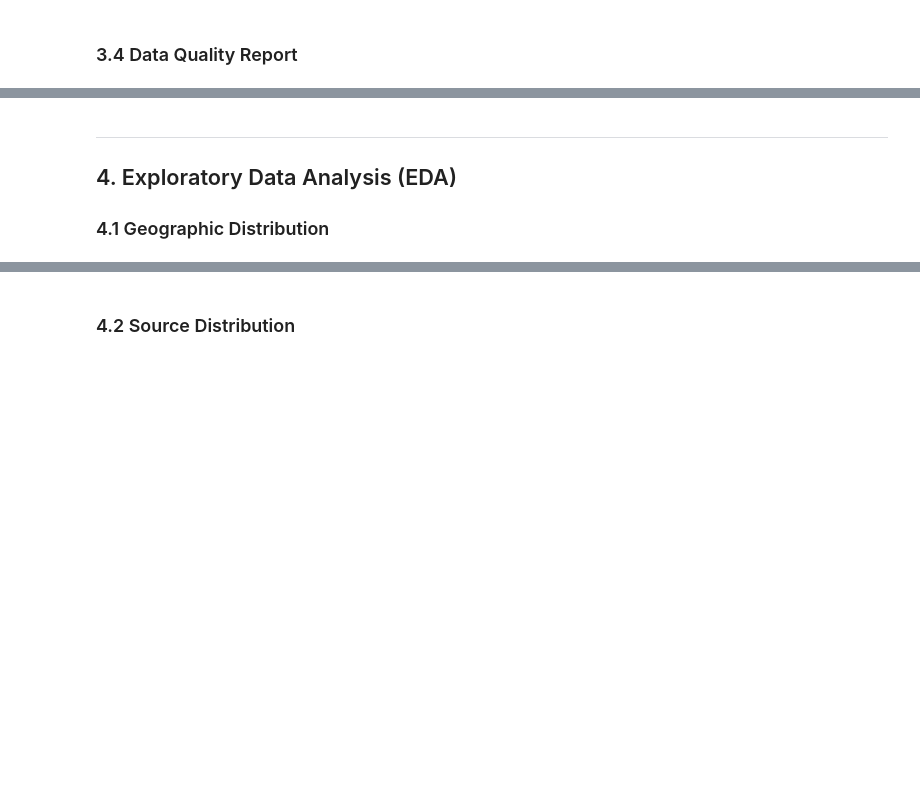
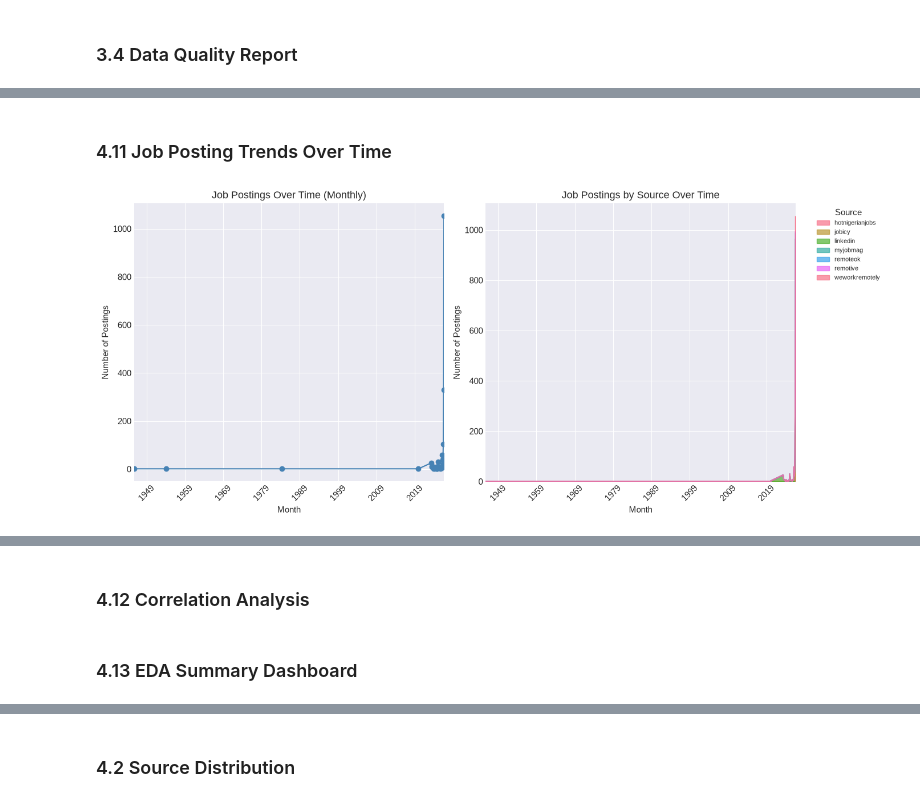
Before and after one commit to franciswairagu/jobpulseKe, a Jupyter notebook: notebooks/notebook.ipynb, the cells around one changed output, grey strips where cells are left out. Drawn from its saved outputs; the diff is of its cells as text; code cells hidden in the pictures; blank space fills up the shorter version.

```diff
--- a/notebooks/notebook.ipynb
+++ b/notebooks/notebook.ipynb
@@ -254,6 +286,40 @@ print(missing_df[missing_df['Missing'] > 0].sort_values('Percentage', ascending=
-# %% [markdown]
----
-
-## 4. Exploratory Data Analysis (EDA)
-
-### 4.1 Geographic Distribution
+# %% [markdown]
+### 4.11 Job Posting Trends Over Time
+# %%
+# Job posting trends over time
+if 'date_posted' in df.columns:
+    # Convert to datetime
+    df['date_posted'] = pd.to_datetime(df['date_posted'], errors='coerce')
+
+    # Filter out NaN dates
+    df_dates = df.dropna(subset=['date_posted'])
+
+    if len(df_dates) > 0:
+        fig, axes = plt.subplots(1, 2, figsize=(14, 6))
+
+        # Monthly trend
+        df_dates['month'] = df_dates['date_posted'].dt.to_period('M')
+        monthly_counts = df_dates.groupby('month').size()
+        monthly_counts.plot(kind='line', ax=axes[0], marker='o', color='steelblue')
+        axes[0].set_title('Job Postings Over Time (Monthly)')
+        axes[0].set_xlabel('Month')
+        axes[0].set_ylabel('Number of Postings')
+        axes[0].tick_params(axis='x', rotation=45)
+
+        # By source over time
+        if 'source' in df.columns:
+            source_monthly = df_dates.groupby([df_dates['month'], 'source']).size().unstack(fill_value=0)
+            source_monthly.plot(kind='area', stacked=True, ax=axes[1], alpha=0.7)
+            axes[1].set_title('Job Postings by Source Over Time')
+            axes[1].set_xlabel('Month')
+            axes[1].set_ylabel('Number of Postings')
+            axes[1].tick_params(axis='x', rotation=45)
+            axes[1].legend(title='Source', bbox_to_anchor=(1.05, 1), loc='upper left', fontsize=8)
+
+        plt.tight_layout()
+        plt.show()
+
+        print(f'\nDate range: {df_dates["date_posted"].min()} to {df_dates["date_posted"].max()}')
+        print(f'Total posts with dates: {len(df_dates):,}')
+# %% [output]
+[figure, added]
@@ -259,0 +328,2 @@ print(missing_df[missing_df['Missing'] > 0].sort_values('Percentage', ascending=
+# %% [markdown]
+### 4.12 Correlation Analysis
@@ -259,0 +350,2 @@ print(missing_df[missing_df['Missing'] > 0].sort_values('Percentage', ascending=
+# %% [markdown]
+### 4.13 EDA Summary Dashboard
```
Also changed, not shown: parts of 29 cells of this notebook, 19 other files.
